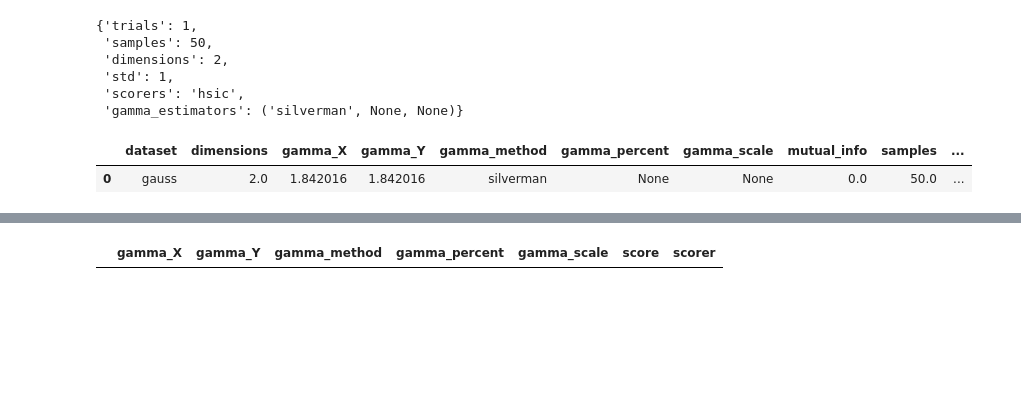
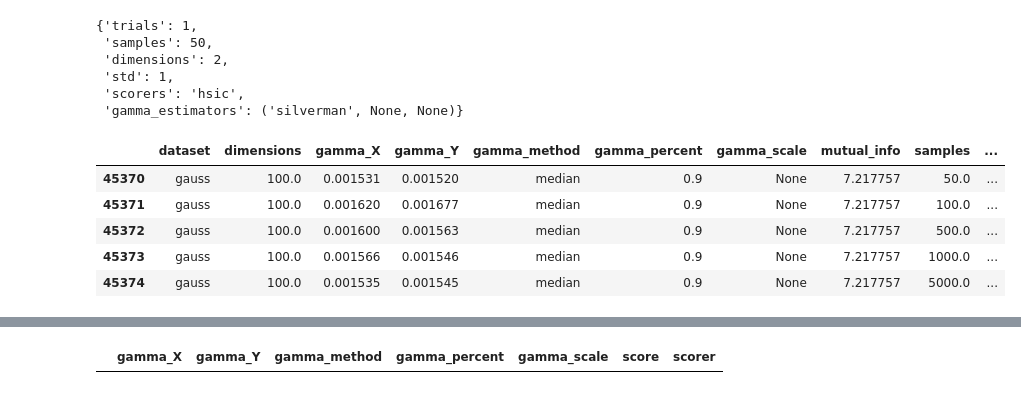
Before and after one commit to jejjohnson/hsic_alignment, a Jupyter notebook: notebooks/4_distributions/2.2_exp_mutual_info.ipynb, the cells around one changed output, grey strips where cells are left out. Cells and saved outputs as stored; diff of their text form; code cells hidden in the pictures; blank space fills up the shorter version.

```diff
--- a/notebooks/4_distributions/2.2_exp_mutual_info.ipynb
+++ b/notebooks/4_distributions/2.2_exp_mutual_info.ipynb
@@ -352,8 +358,12 @@ for i, iparams in zip(tqdm(range(n_params)), dict_product(parameters)):
 
 # results_df.head()
 # %%
-scores_df.head()
+scores_df.tail()
 # %% [output]
 |  | dataset | dimensions | gamma_X | gamma_Y | gamma_method | gamma_percent | gamma_scale | mutual_info | samples | ... |
-| 0 | gauss | 2.0 | 1.842016 | 1.842016 | silverman | None | None | 0.0 | 50.0 | ... |
+| 45370 | gauss | 100.0 | 0.001531 | 0.001520 | median | 0.9 | None | 7.217757 | 50.0 | ... |
+| 45371 | gauss | 100.0 | 0.001620 | 0.001677 | median | 0.9 | None | 7.217757 | 100.0 | ... |
+| 45372 | gauss | 100.0 | 0.001600 | 0.001563 | median | 0.9 | None | 7.217757 | 500.0 | ... |
+| 45373 | gauss | 100.0 | 0.001566 | 0.001546 | median | 0.9 | None | 7.217757 | 1000.0 | ... |
+| 45374 | gauss | 100.0 | 0.001535 | 0.001545 | median | 0.9 | None | 7.217757 | 5000.0 | ... |
 # %%
```
Also changed, not shown: parts of 15 cells of this notebook, 6 other files.
